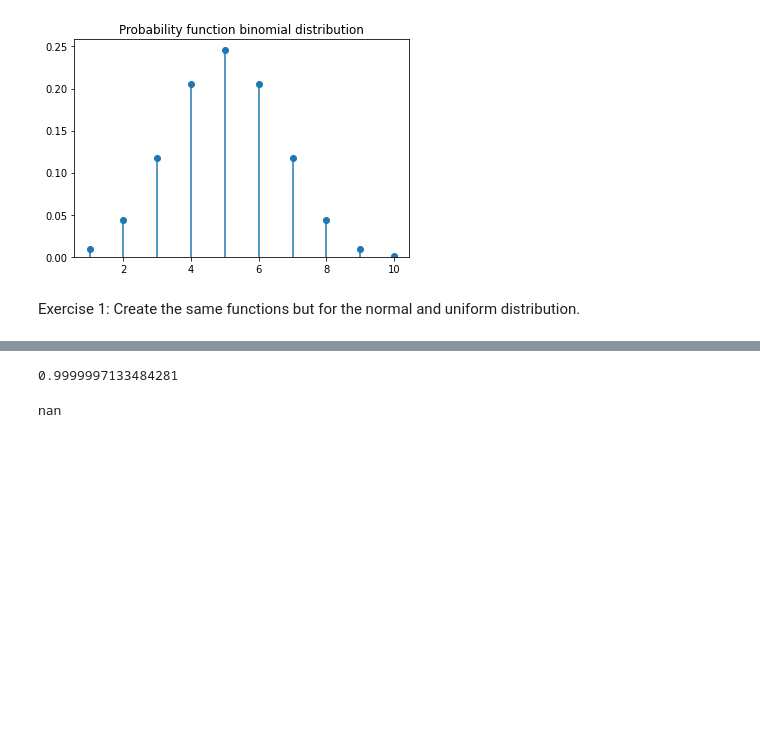
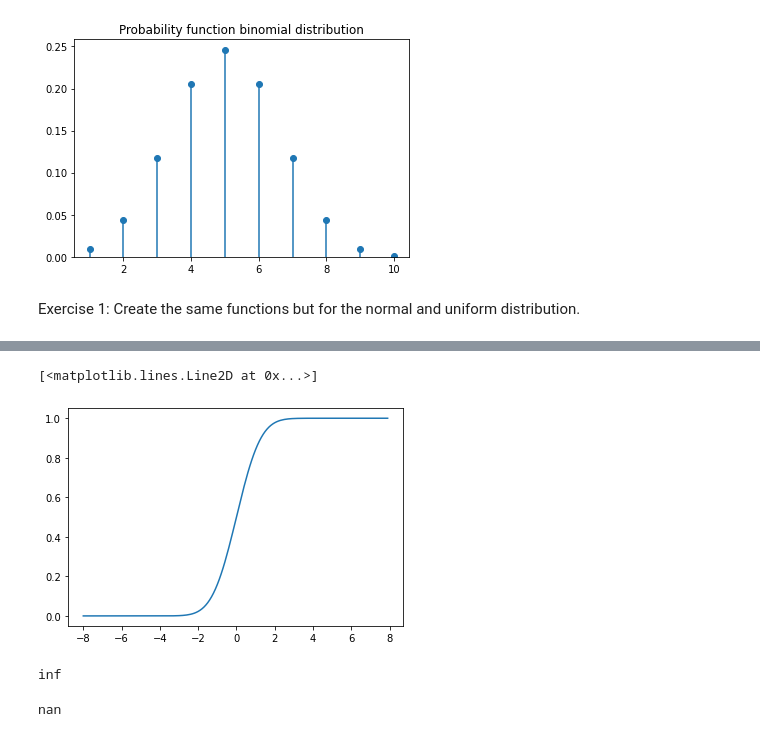
Before and after one commit to marfurt1/probability-distribution-exercises-project-with-python, a Jupyter notebook: notebook/problems.ipynb, the cells around one changed output, grey strips where cells are left out. Drawn from its saved outputs; the diff is of its cells as text; code cells hidden in the pictures; blank space fills up the shorter version.

```diff
--- a/notebook/problems.ipynb
+++ b/notebook/problems.ipynb
@@ -110,8 +117,14 @@ dnorm(5,0,1)
 # %%
- pnorm(5,0,1)
+x = np.arange(-8,8,0.1)
+plt.plot(x,pnorm(x,mean=0,sd=1))
 # %% [output]
-0.9999997133484281
+[<matplotlib.lines.Line2D at 0x...>]
+[figure, added]
 # %%
-qnorm(5,0,1)
+qnorm(1,0,1)
 # %% [output]
-nan
+inf
+# %%
+qnorm(2,0,1)
+# %% [output]
+nan
```
Also changed, not shown: parts of 11 cells of this notebook.
